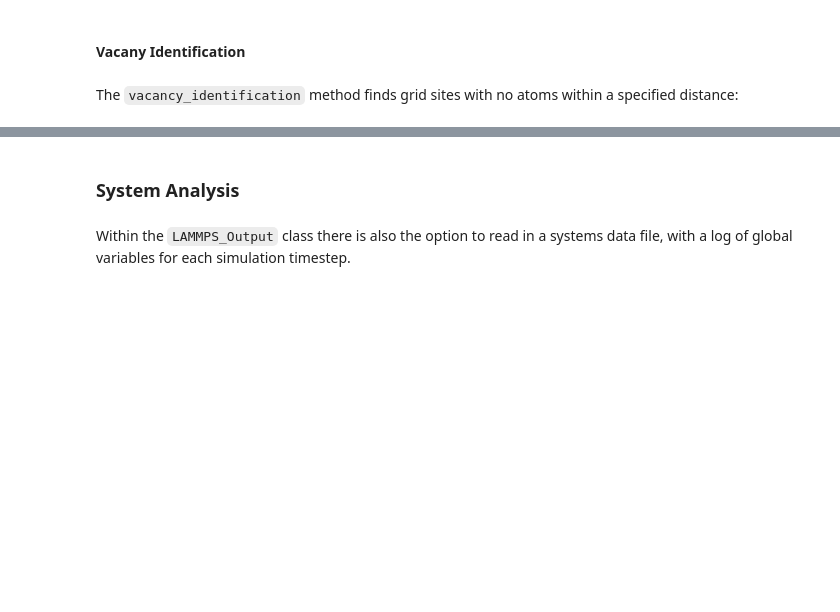
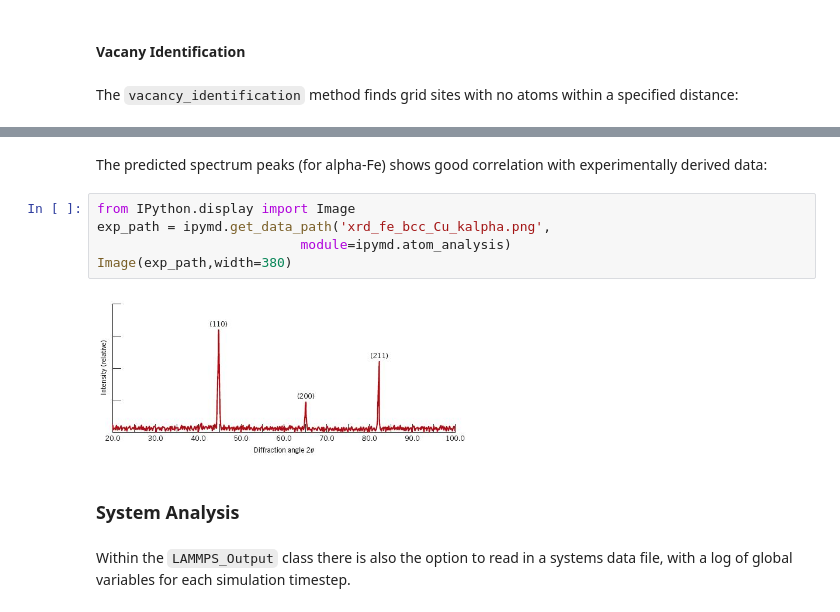
Before and after one commit to chrisjsewell/ipymd, a Jupyter notebook: example_analysis.ipynb, the cells around one changed output, grey strips where cells are left out. Drawn from its saved outputs; the diff is of its cells as text; blank space fills up the shorter version.

```diff
--- a/example_analysis.ipynb
+++ b/example_analysis.ipynb
@@ -421,3 +438,12 @@ vis.visualise([vis.get_image(xrot=90,yrot=10),
+# %% [markdown]
+The predicted spectrum peaks (for alpha-Fe) shows good correlation with experimentally derived data:
+# %%
+from IPython.display import Image
+exp_path = ipymd.get_data_path('xrd_fe_bcc_Cu_kalpha.png',
+                          module=ipymd.atom_analysis)
+Image(exp_path,width=380)
+# %% [output]
+[figure, added]
 # %% [markdown]
 ### System Analysis
 # %% [markdown]
```
Also changed, not shown: parts of 18 cells of this notebook, 24 other files.
